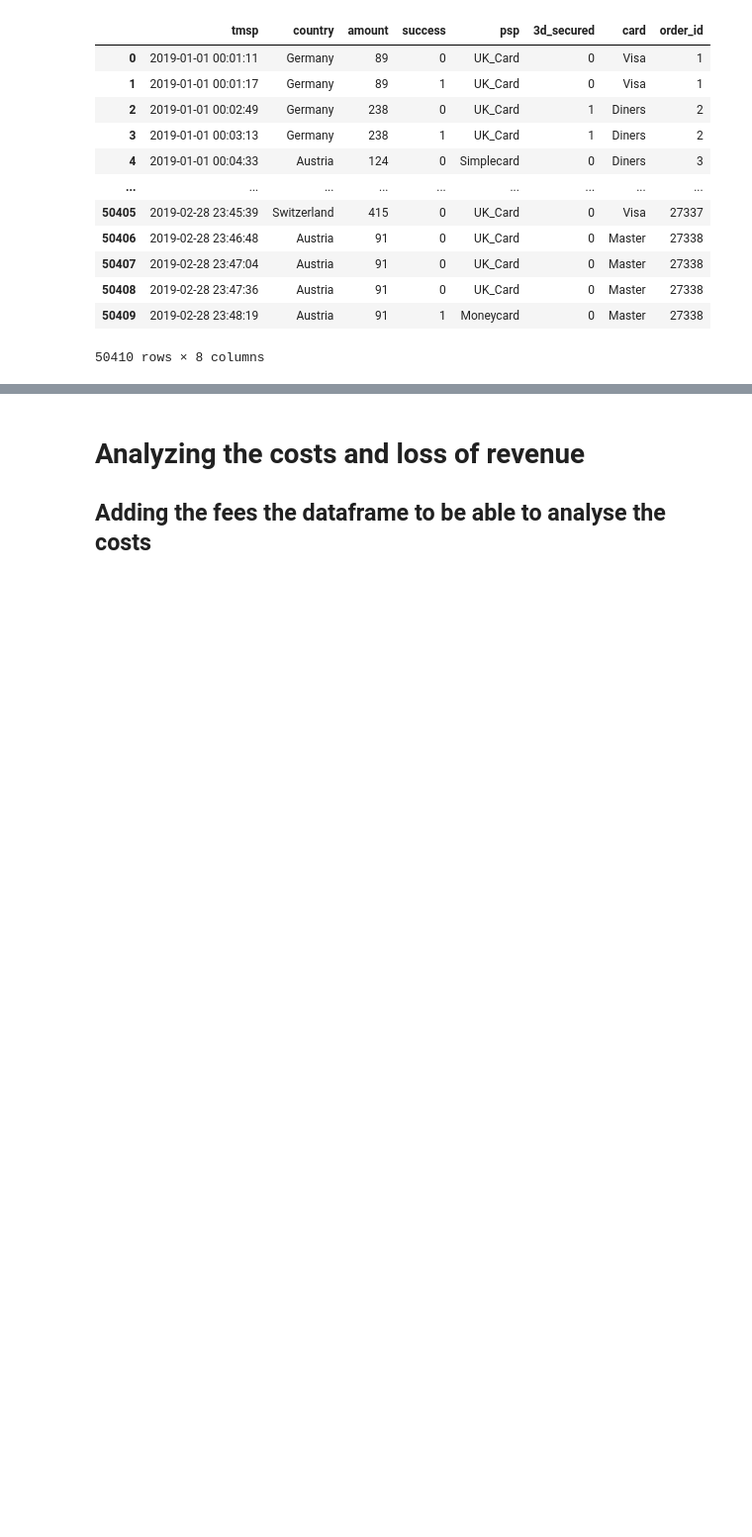
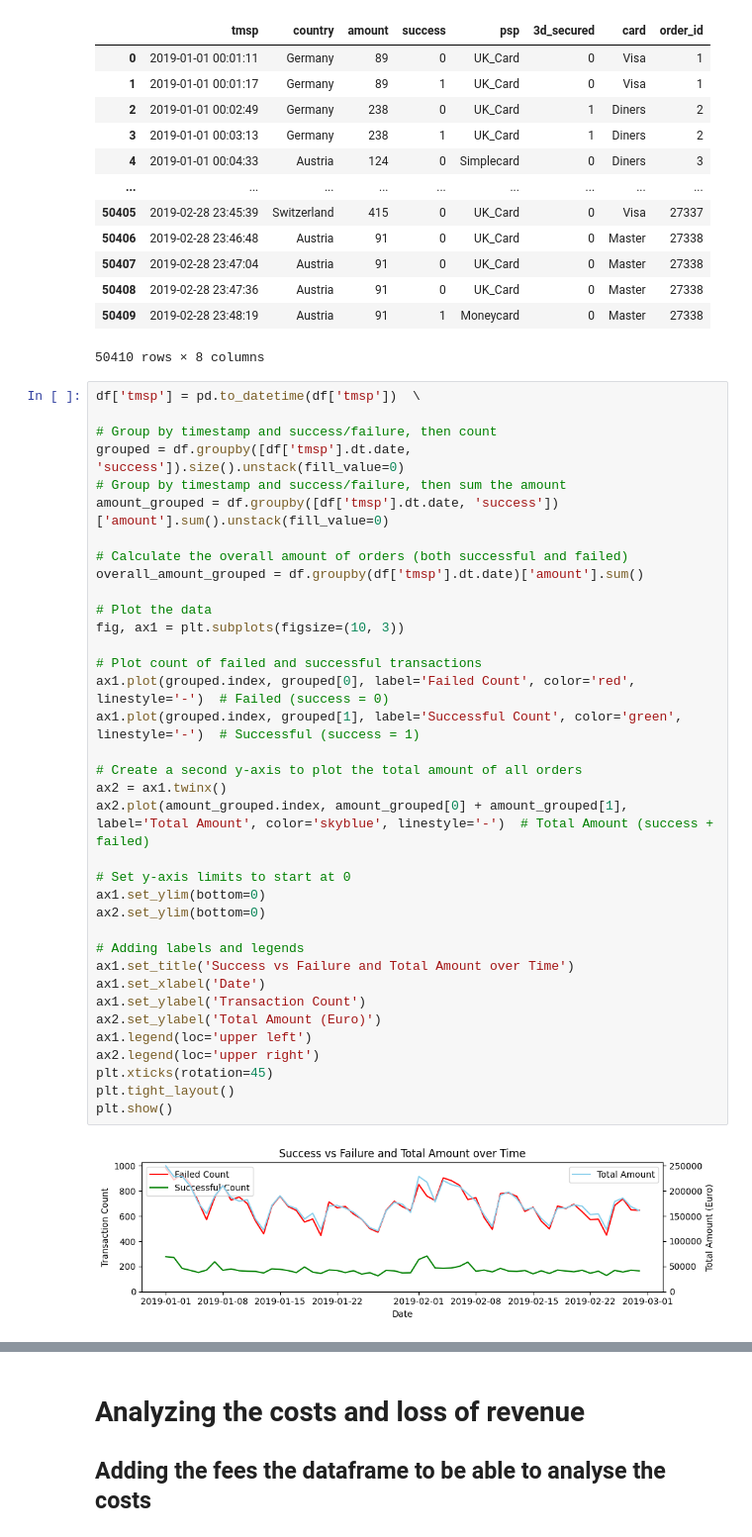
Before and after one commit to jeaend/payment_routing_optimizer, a Jupyter notebook: notebooks/02_purchase_and_cost_analysis.ipynb, the cells around one changed output, grey strips where cells are left out. Shown at 99% size. Saved outputs shown, nothing was run; the diff lists cells and outputs as text; blank space fills up the shorter version.

Commit message:
add graphs to 02

```diff
--- a/notebooks/02_purchase_and_cost_analysis.ipynb
+++ b/notebooks/02_purchase_and_cost_analysis.ipynb
@@ -149,3 +150,41 @@ Index(['tmsp', 'country', 'amount', 'success', 'psp', '3d_secured', 'card',
 | 50408 | 2019-02-28 23:47:36 | Austria | 91 | 0 | UK_Card | 0 | Master | 27338 |
 | 50409 | 2019-02-28 23:48:19 | Austria | 91 | 1 | Moneycard | 0 | Master | 27338 |
 50410 rows × 8 columns
+# %%
+df['tmsp'] = pd.to_datetime(df['tmsp'])  \
+
+# Group by timestamp and success/failure, then count
+grouped = df.groupby([df['tmsp'].dt.date, 'success']).size().unstack(fill_value=0)
+# Group by timestamp and success/failure, then sum the amount
+amount_grouped = df.groupby([df['tmsp'].dt.date, 'success'])['amount'].sum().unstack(fill_value=0)
+
+# Calculate the overall amount of orders (both successful and failed)
+overall_amount_grouped = df.groupby(df['tmsp'].dt.date)['amount'].sum()
+
+# Plot the data
+fig, ax1 = plt.subplots(figsize=(10, 3))
+
+# Plot count of failed and successful transactions
+ax1.plot(grouped.index, grouped[0], label='Failed Count', color='red', linestyle='-')  # Failed (success = 0)
+ax1.plot(grouped.index, grouped[1], label='Successful Count', color='green', linestyle='-')  # Successful (success = 1)
+
+# Create a second y-axis to plot the total amount of all orders
+ax2 = ax1.twinx()
+ax2.plot(amount_grouped.index, amount_grouped[0] + amount_grouped[1], label='Total Amount', color='skyblue', linestyle='-')  # Total Amount (success + failed)
+
+# Set y-axis limits to start at 0
+ax1.set_ylim(bottom=0)
+ax2.set_ylim(bottom=0)
+
+# Adding labels and legends
+ax1.set_title('Success vs Failure and Total Amount over Time')
+ax1.set_xlabel('Date')
+ax1.set_ylabel('Transaction Count')
+ax2.set_ylabel('Total Amount (Euro)')
+ax1.legend(loc='upper left')
+ax2.legend(loc='upper right')
+plt.xticks(rotation=45)
+plt.tight_layout()
+plt.show()
+# %% [output]
+[figure, added]
```
Also changed, not shown: parts of 4 cells of this notebook, 1 other file.
